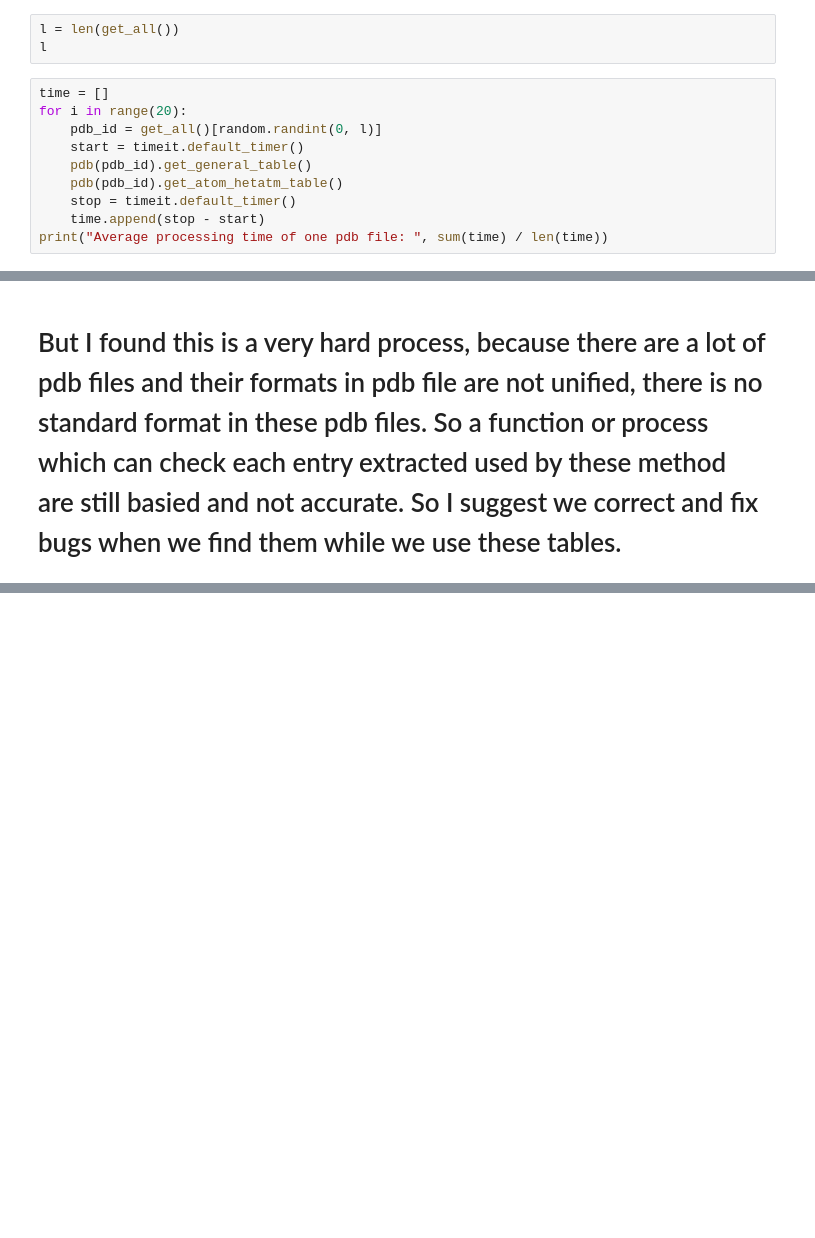
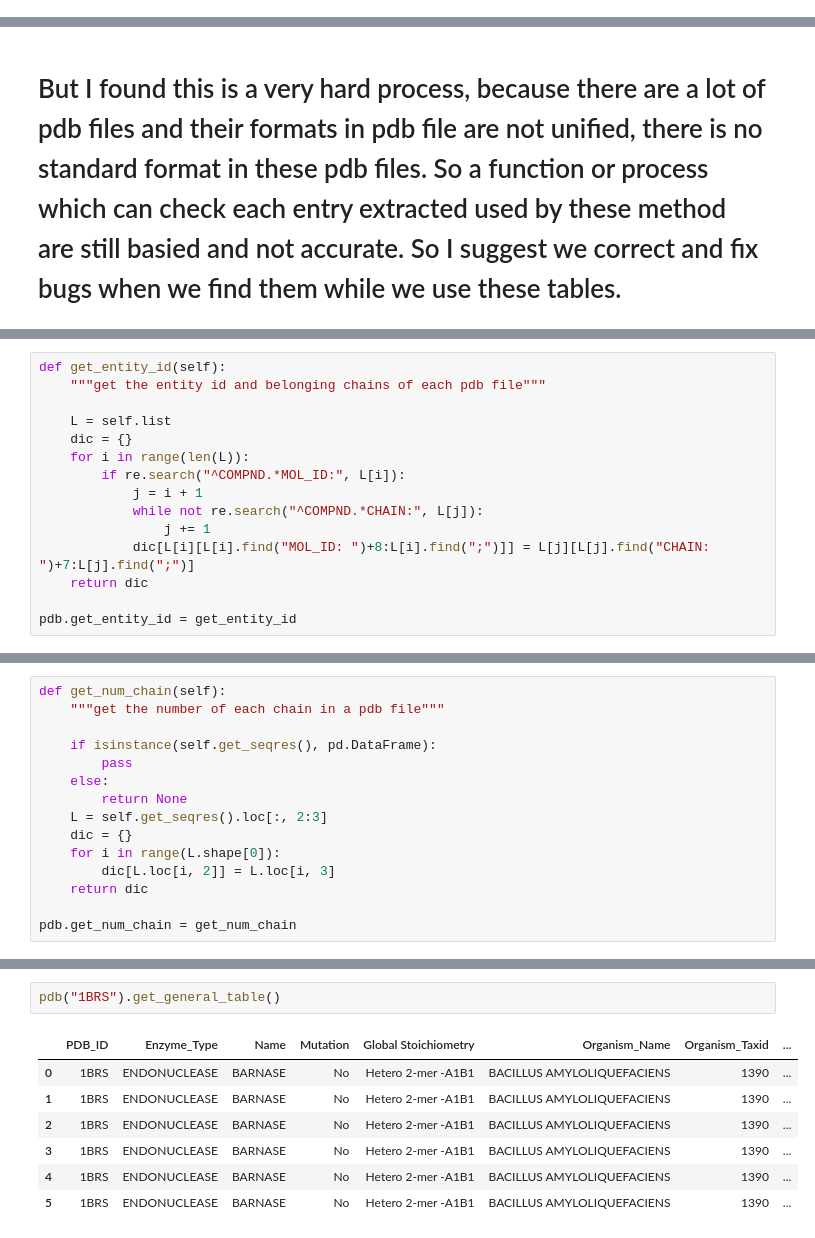
Before and after one commit to ZJYgrp/IntEnzyDB, a Jupyter notebook: Li_Yuan_work.ipynb, the cells around one changed output, grey strips where cells are left out. Saved outputs shown, nothing was run; the diff lists cells and outputs as text; blank space fills up the shorter version.

```diff
--- a/Li_Yuan_work.ipynb
+++ b/Li_Yuan_work.ipynb
@@ -1151,16 +1158,3 @@ print('Time: ', stop - start)
 # %% [markdown]
 <a id=57></a>
 # We test the average processing time of 100 random pdb files, and found that average time is around 0.7-1.0
-# %%
-l = len(get_all())
-l
-# %%
-time = []
-for i in range(20):
-    pdb_id = get_all()[random.randint(0, l)]
-    start = timeit.default_timer()
-    pdb(pdb_id).get_general_table()
-    pdb(pdb_id).get_atom_hetatm_table()
-    stop = timeit.default_timer()
-    time.append(stop - start)
-print("Average processing time of one pdb file: ", sum(time) / len(time))
@@ -1348,0 +1685,15 @@ _100D.get_enzyme_type()
+# %%
+def get_entity_id(self):
+    """get the entity id and belonging chains of each pdb file"""
+
+    L = self.list
+    dic = {}
+    for i in range(len(L)):
+        if re.search("^COMPND.*MOL_ID:", L[i]):
+            j = i + 1
+            while not re.search("^COMPND.*CHAIN:", L[j]):
+                j += 1
+            dic[L[i][L[i].find("MOL_ID: ")+8:L[i].find(";")]] = L[j][L[j].find("CHAIN: ")+7:L[j].find(";")]
+    return dic
+
+pdb.get_entity_id = get_entity_id
@@ -1348,0 +1709,15 @@ _100D.get_enzyme_type()
+# %%
+def get_num_chain(self):
+    """get the number of each chain in a pdb file"""
+
+    if isinstance(self.get_seqres(), pd.DataFrame):
+        pass
+    else:
+        return None
+    L = self.get_seqres().loc[:, 2:3]
+    dic = {}
+    for i in range(L.shape[0]):
+        dic[L.loc[i, 2]] = L.loc[i, 3]
+    return dic
+
+pdb.get_num_chain = get_num_chain
@@ -1348,0 +1844,10 @@ _100D.get_enzyme_type()
+# %%
+pdb("1BRS").get_general_table()
+# %% [output]
+|  | PDB_ID | Enzyme_Type | Name | Mutation | Global Stoichiometry | Organism_Name | Organism_Taxid | ... |
+| 0 | 1BRS | ENDONUCLEASE | BARNASE | No | Hetero 2-mer -A1B1 | BACILLUS AMYLOLIQUEFACIENS | 1390 | ... |
+| 1 | 1BRS | ENDONUCLEASE | BARNASE | No | Hetero 2-mer -A1B1 | BACILLUS AMYLOLIQUEFACIENS | 1390 | ... |
+| 2 | 1BRS | ENDONUCLEASE | BARNASE | No | Hetero 2-mer -A1B1 | BACILLUS AMYLOLIQUEFACIENS | 1390 | ... |
+| 3 | 1BRS | ENDONUCLEASE | BARNASE | No | Hetero 2-mer -A1B1 | BACILLUS AMYLOLIQUEFACIENS | 1390 | ... |
+| 4 | 1BRS | ENDONUCLEASE | BARNASE | No | Hetero 2-mer -A1B1 | BACILLUS AMYLOLIQUEFACIENS | 1390 | ... |
+| 5 | 1BRS | ENDONUCLEASE | BARNASE | No | Hetero 2-mer -A1B1 | BACILLUS AMYLOLIQUEFACIENS | 1390 | ... |
```
Also changed, not shown: parts of 69 cells of this notebook.
